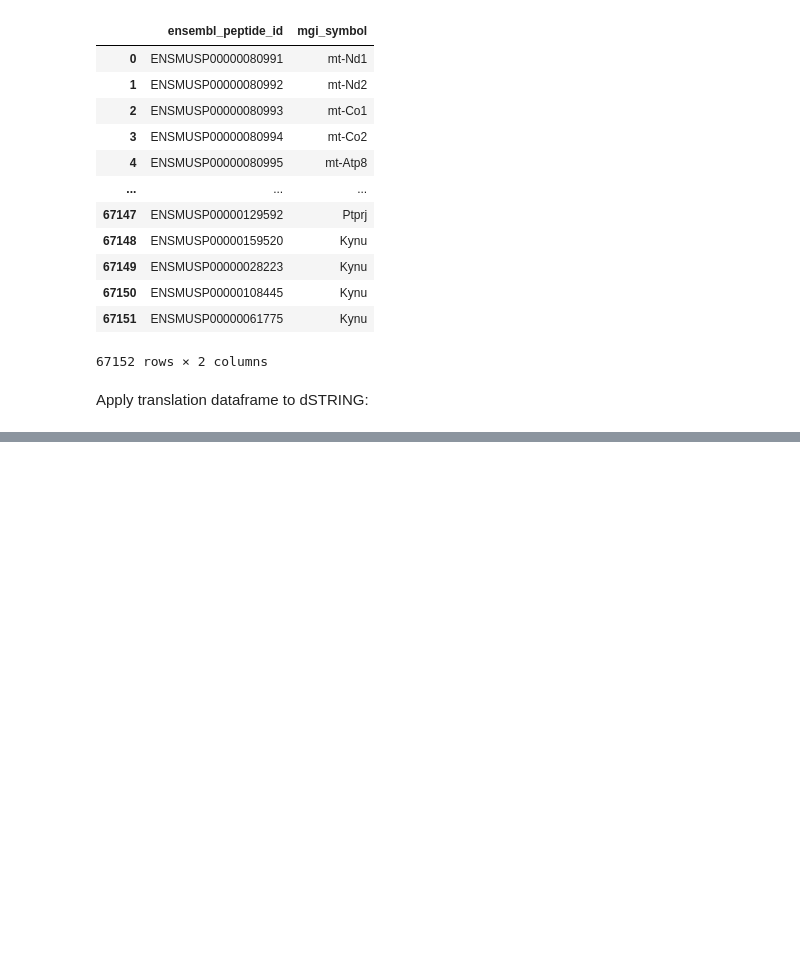
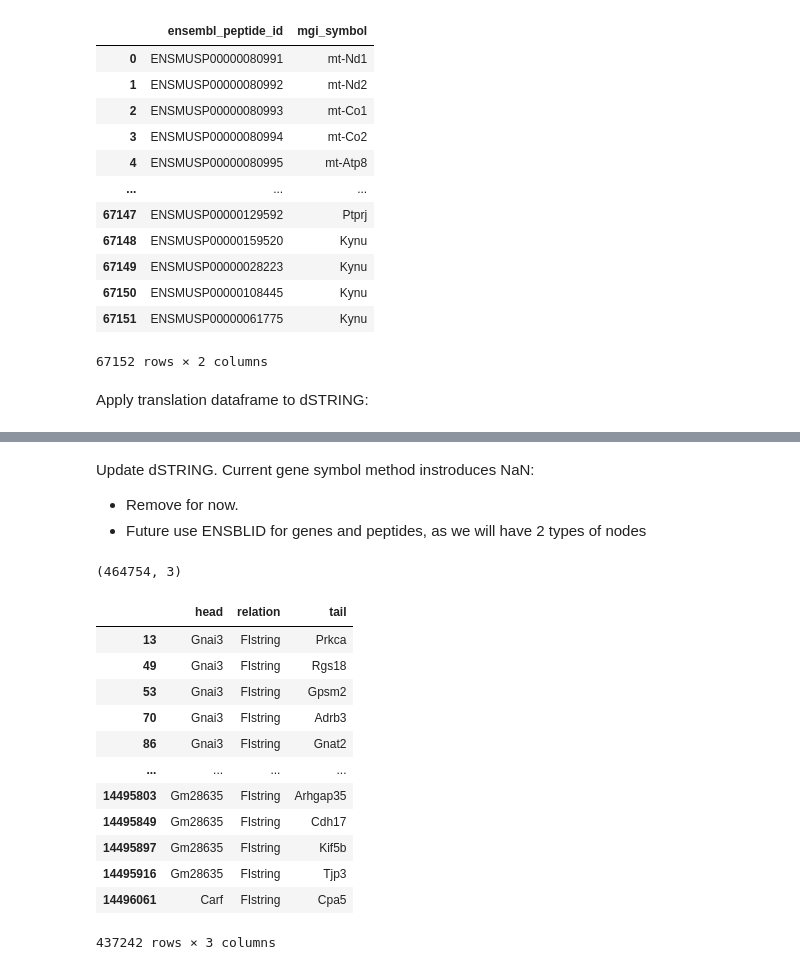
Before and after one commit to FerranC96/sKG4cellCommns, a Jupyter notebook: one.ipynb, the cells around one changed output, grey strips where cells are left out. Cells and saved outputs as stored; diff of their text form; code cells hidden in the pictures; blank space fills up the shorter version.

```diff
--- a/one.ipynb
+++ b/one.ipynb
@@ -381,0 +371,5 @@ Apply translation dataframe to dSTRING:
+# %% [markdown]
+Update dSTRING. Current gene symbol method instroduces NaN:
+
+- Remove for now.
+- Future use ENSBLID for genes and peptides, as we will have 2 types of nodes
@@ -381,0 +379,19 @@ Apply translation dataframe to dSTRING:
+# %%
+print(dSTRING.shape)
+dSTRING.dropna(inplace=True)
+dSTRING
+# %% [output]
+(464754, 3)
+|  | head | relation | tail |
+| 13 | Gnai3 | FIstring | Prkca |
+| 49 | Gnai3 | FIstring | Rgs18 |
+| 53 | Gnai3 | FIstring | Gpsm2 |
+| 70 | Gnai3 | FIstring | Adrb3 |
+| 86 | Gnai3 | FIstring | Gnat2 |
+| ... | ... | ... | ... |
+| 14495803 | Gm28635 | FIstring | Arhgap35 |
+| 14495849 | Gm28635 | FIstring | Cdh17 |
+| 14495897 | Gm28635 | FIstring | Kif5b |
+| 14495916 | Gm28635 | FIstring | Tjp3 |
+| 14496061 | Carf | FIstring | Cpa5 |
+437242 rows × 3 columns
```
Also changed, not shown: parts of 35 cells of this notebook, 13 other files.
